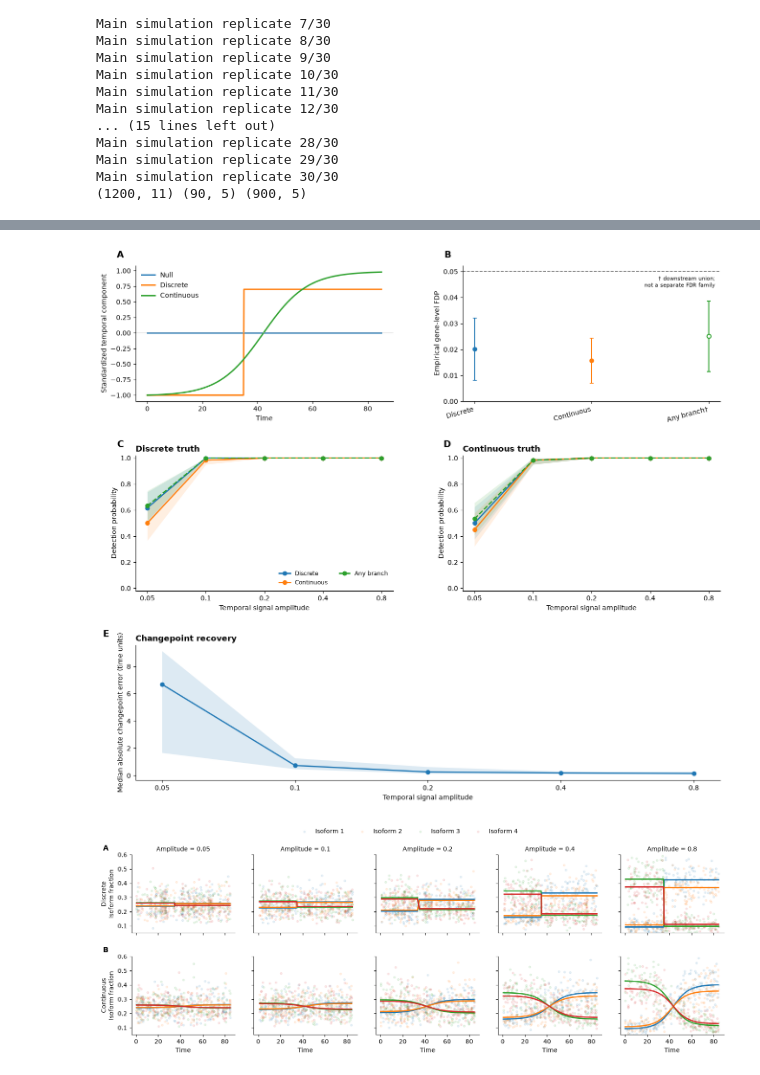
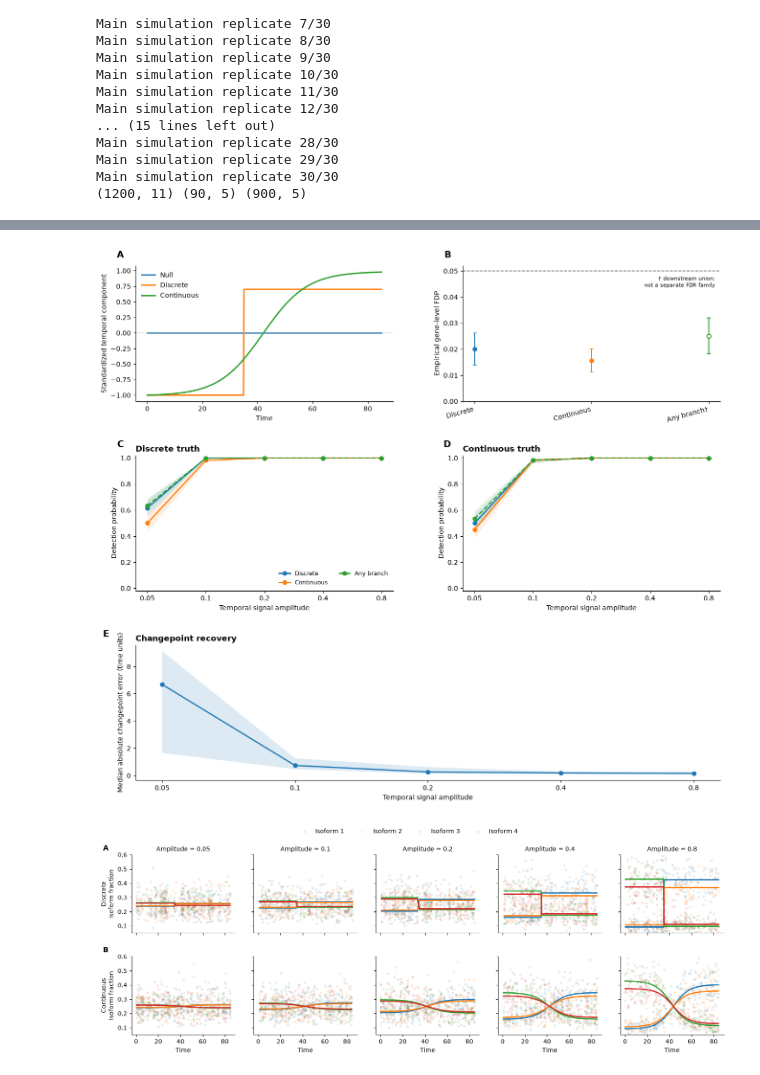
Before and after one commit to danielchen05/IsoVita-paper, a Jupyter notebook: Figure3_simulations.ipynb, the cells around one changed output, grey strips where cells are left out. Drawn from its saved outputs; the diff is of its cells as text; code cells hidden in the pictures.

```diff
--- a/Figure3_simulations.ipynb
+++ b/Figure3_simulations.ipynb
@@ -946,7 +946,7 @@ main_power_by_replicate.to_csv(
 # 7. Aggregate operating characteristics
 # ============================================================
 
-def mean_ci(
+def mean_se_bounds(
     values,
 ):
     values = np.asarray(
@@ -971,10 +971,10 @@ def mean_ci(
             "mean":
                 mean,
 
-            "ci_low":
+            "se_low":
                 np.nan,
 
-            "ci_high":
+            "se_high":
                 np.nan,
         })
 
@@ -992,16 +992,16 @@ def mean_ci(
         "mean":
             mean,
 
-        "ci_low":
+        "se_low":
             max(
                 0.0,
-                mean - 1.96 * se,
+                mean - se,
             ),
 
-        "ci_high":
+        "se_high":
             min(
                 1.0,
-                mean + 1.96 * se,
+                mean + se,
             ),
     })
 
@@ -1017,7 +1017,7 @@ fdr_summary = (
     )[
         "fdp"
     ]
-    .apply(mean_ci)
+    .apply(mean_se_bounds)
     .unstack()
     .reset_index()
 )
@@ -1038,7 +1038,7 @@ power_summary = (
     )[
         "power"
     ]
-    .apply(mean_ci)
+    .apply(mean_se_bounds)
     .unstack()
     .reset_index()
 )
@@ -1346,10 +1346,10 @@ for i, row in (
     yerr = np.array([
         [
             row["mean"]
-            - row["ci_low"]
+            - row["se_low"]
         ],
         [
-            row["ci_high"]
+            row["se_high"]
             - row["mean"]
         ],
     ])
@@ -1523,10 +1523,10 @@ for (
                 "signal_strength"
             ],
             curve[
-                "ci_low"
+                "se_low"
             ],
             curve[
-                "ci_high"
+                "se_high"
             ],
             alpha=0.12,
             color=line.get_color(),
@@ -1669,34 +1669,34 @@ for ax in (
 # ============================================================
 # Panel labels
 # ============================================================
 
 panel_labels = {
     ax_a: "A",
     ax_b: "B",
     ax_c: "C",
     ax_d: "D",
     ax_e: "E",
 }
 
 
 for ax, label in panel_labels.items():
 
     ax.text(
         -0.045,
         1.045,
         label,
         transform=ax.transAxes,
         ha="right",
         va="bottom",
         fontsize=14,
         fontweight="bold",
         clip_on=False,
     )
 
 
 plt.show()
 # %% [output]
-[figure, old version]
+[figure, new version]
 # %%
 # ============================================================
 # Supplementary figure — observed isoform fractions across
```
Also changed, not shown: parts of 1 cell of this notebook, 8 other files.
